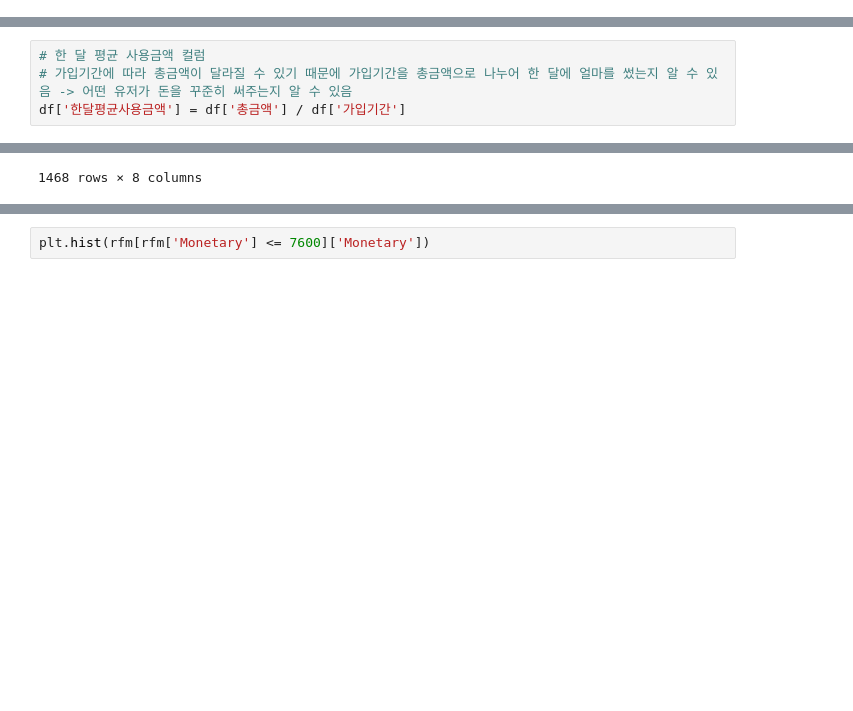
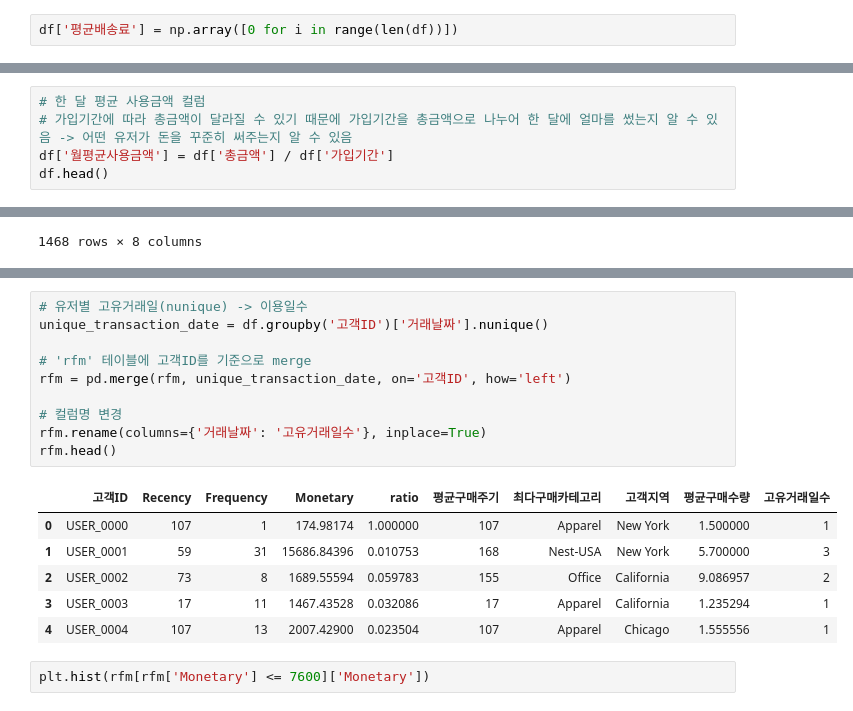
Before and after one commit to ColorConeHead/final_project, a Jupyter notebook: final_project_merge.ipynb, the cells around one changed output, grey strips where cells are left out. Drawn from its saved outputs; the diff is of its cells as text; blank space fills up the shorter version.

```diff
--- a/final_project_merge.ipynb
+++ b/final_project_merge.ipynb
@@ -238,3 +234,5 @@ df.head()
 | 2 | USER_1358 | Transaction_0002 | 2019-01-01 | Product_0904 | Office | 1 | 2.05 | 6.5 | Used | 남 | Chicago | ... |
 | 3 | USER_1358 | Transaction_0003 | 2019-01-01 | Product_0203 | Apparel | 5 | 17.53 | 6.5 | Not Used | 남 | Chicago | ... |
 | 4 | USER_1358 | Transaction_0003 | 2019-01-01 | Product_0848 | Bags | 1 | 16.50 | 6.5 | Used | 남 | Chicago | ... |
+# %%
+df['평균배송료'] = np.array([0 for i in range(len(df))])
@@ -241,4 +259,5 @@ df.head()
 # %%
 # 한 달 평균 사용금액 컬럼
 # 가입기간에 따라 총금액이 달라질 수 있기 때문에 가입기간을 총금액으로 나누어 한 달에 얼마를 썼는지 알 수 있음 -> 어떤 유저가 돈을 꾸준히 써주는지 알 수 있음
-df['한달평균사용금액'] = df['총금액'] / df['가입기간']
+df['월평균사용금액'] = df['총금액'] / df['가입기간']
+df.head()
@@ -368,3 +434,20 @@ rfm
+# %%
+# 유저별 고유거래일(nunique) -> 이용일수
+unique_transaction_date = df.groupby('고객ID')['거래날짜'].nunique()
+
+# 'rfm' 테이블에 고객ID를 기준으로 merge
+rfm = pd.merge(rfm, unique_transaction_date, on='고객ID', how='left')
+
+# 컬럼명 변경
+rfm.rename(columns={'거래날짜': '고유거래일수'}, inplace=True)
+rfm.head()
+# %% [output]
+|  | 고객ID | Recency | Frequency | Monetary | ratio | 평균구매주기 | 최다구매카테고리 | 고객지역 | 평균구매수량 | 고유거래일수 |
+| 0 | USER_0000 | 107 | 1 | 174.98174 | 1.000000 | 107 | Apparel | New York | 1.500000 | 1 |
+| 1 | USER_0001 | 59 | 31 | 15686.84396 | 0.010753 | 168 | Nest-USA | New York | 5.700000 | 3 |
+| 2 | USER_0002 | 73 | 8 | 1689.55594 | 0.059783 | 155 | Office | California | 9.086957 | 2 |
+| 3 | USER_0003 | 17 | 11 | 1467.43528 | 0.032086 | 17 | Apparel | California | 1.235294 | 1 |
+| 4 | USER_0004 | 107 | 13 | 2007.42900 | 0.023504 | 107 | Apparel | Chicago | 1.555556 | 1 |
 # %%
 plt.hist(rfm[rfm['Monetary'] <= 7600]['Monetary'])
 # %% [output]
```
Also changed, not shown: parts of 37 cells of this notebook.
